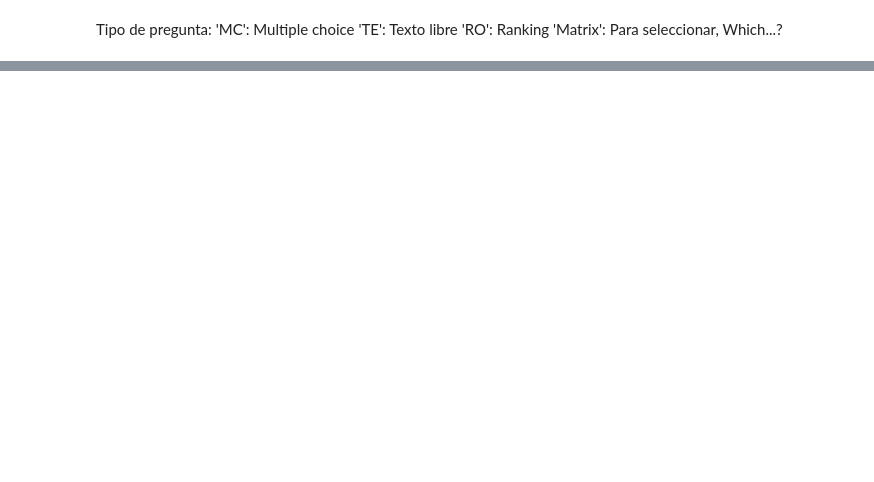
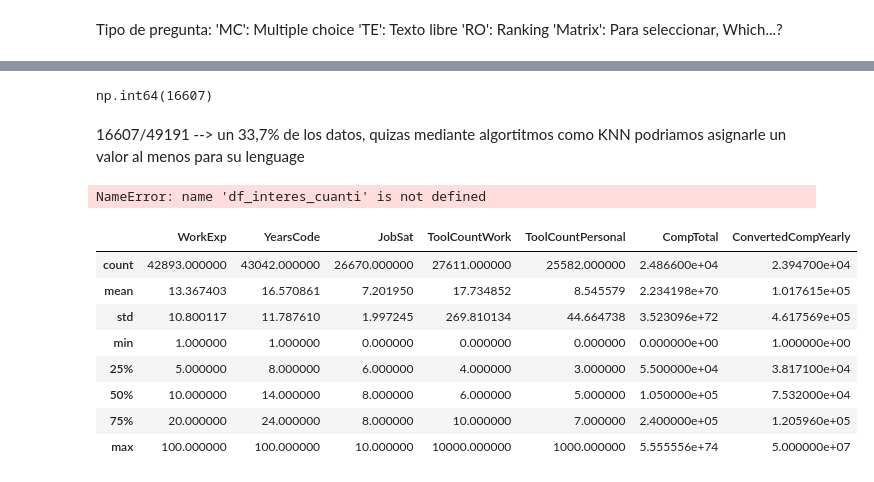
Before and after one commit to MateoGarrido13/StackOverflow-G23, a Jupyter notebook: Grupo23-Fund_C_Datos-StackOverflow.ipynb, the cells around one changed output, grey strips where cells are left out. Saved outputs shown, nothing was run; the diff lists cells and outputs as text; code cells hidden in the pictures; blank space fills up the shorter version.

Commit message:
describe general

```diff
--- a/Grupo23-Fund_C_Datos-StackOverflow.ipynb
+++ b/Grupo23-Fund_C_Datos-StackOverflow.ipynb
@@ -312,0 +309,30 @@ Dado que planteamos analizar la adopcion de IA por parte de los devs, la conside
+# %%
+# Vamos a deleccionar este subconjunto de variables de interes para analizar su distribucion, valores faltantes, outliers y aplicar las transformaciones que sean necesarias
+columnas_interes = [
+    # perfil
+    "MainBranch", "Age", "EdLevel", "Employment", "WorkExp", "YearsCode",
+    "DevType", "LearnCodeChoose", "LearnCodeAI", "RemoteWork", "Country",
+    # trabajo
+    "JobSat", "NewRole", "OrgSize", "ToolCountWork", "ToolCountPersonal",
+    # compensación
+    "Currency", "CompTotal", "ConvertedCompYearly",
+    # tecnologías
+    "LanguageHaveWorkedWith", "DatabaseHaveWorkedWith", "PlatformHaveWorkedWith",
+    "WebframeHaveWorkedWith", "DevEnvsChoice", "DevEnvsHaveWorkedWith",
+    "AIModelsChoice", "AIModelsHaveWorkedWith",
+    # adopción
+    "PurchaseInfluence", "TechEndorseIntro",
+    "TechEndorse_1", "TechEndorse_4", "TechEndorse_9",
+    "TechOppose_1", "TechOppose_5", "TechOppose_7", "TechOppose_9", "TechOppose_11",
+    # IA
+    "AIThreat", "AISelect", "AIAcc", "AIAgents", "AIAgentChange",
+    "AIToolPlan to partially use AI",
+    "AIToolDon't plan to use AI for this task",
+]
+
+faltantes = [c for c in columnas_interes if c not in df_encuestas.columns]
+if faltantes:
+    raise KeyError(faltantes)
+
+df_interes = df_encuestas[columnas_interes].copy()
+df_interes.head()
@@ -312,0 +416,33 @@ Dado que planteamos analizar la adopcion de IA por parte de los devs, la conside
+# %%
+df_interes["HaveWorkedWith"].isna().sum()
+# %% [output]
+np.int64(16607)
+# %% [markdown]
+16607/49191 --> un 33,7% de los datos, quizas mediante algortitmos como KNN podriamos asignarle un valor al menos para su lenguage
+# %%
+# filtramos por variables cuantitativas, tech
+df_interes_cuanti
+# %% [output]
+NameError: name 'df_interes_cuanti' is not defined
+# %%
+# Variables cuantitativas seleccionadas: solo describe de estas columnas
+cols_cuant = [
+    "WorkExp",
+    "YearsCode",
+    "JobSat",
+    "ToolCountWork",
+    "ToolCountPersonal",
+    "CompTotal",
+    "ConvertedCompYearly",
+]
+df_interes[cols_cuant].describe()
+# %% [output]
+|  | WorkExp | YearsCode | JobSat | ToolCountWork | ToolCountPersonal | CompTotal | ConvertedCompYearly |
+| count | 42893.000000 | 43042.000000 | 26670.000000 | 27611.000000 | 25582.000000 | 2.486600e+04 | 2.394700e+04 |
+| mean | 13.367403 | 16.570861 | 7.201950 | 17.734852 | 8.545579 | 2.234198e+70 | 1.017615e+05 |
+| std | 10.800117 | 11.787610 | 1.997245 | 269.810134 | 44.664738 | 3.523096e+72 | 4.617569e+05 |
+| min | 1.000000 | 1.000000 | 0.000000 | 0.000000 | 0.000000 | 0.000000e+00 | 1.000000e+00 |
+| 25% | 5.000000 | 8.000000 | 6.000000 | 4.000000 | 3.000000 | 5.500000e+04 | 3.817100e+04 |
+| 50% | 10.000000 | 14.000000 | 8.000000 | 6.000000 | 5.000000 | 1.050000e+05 | 7.532000e+04 |
+| 75% | 20.000000 | 24.000000 | 8.000000 | 10.000000 | 7.000000 | 2.400000e+05 | 1.205960e+05 |
+| max | 100.000000 | 100.000000 | 10.000000 | 10000.000000 | 1000.000000 | 5.555556e+74 | 5.000000e+07 |
```
Also changed, not shown: parts of 9 cells of this notebook, 2 other files.
